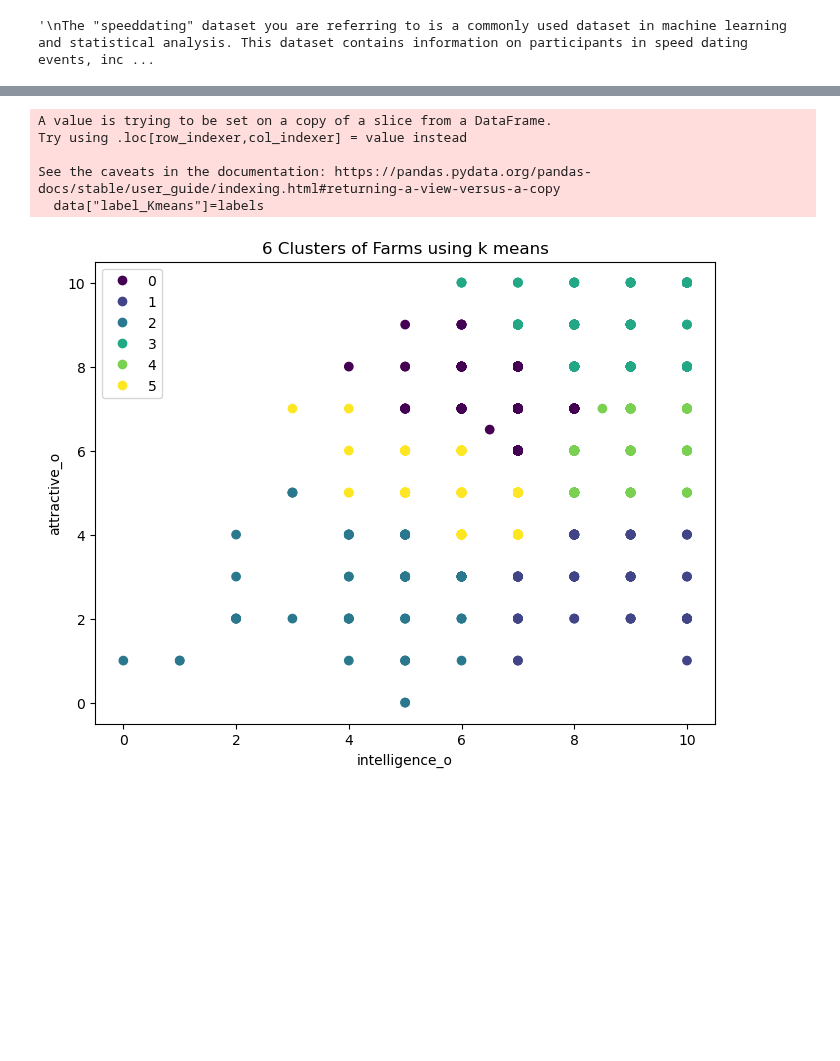
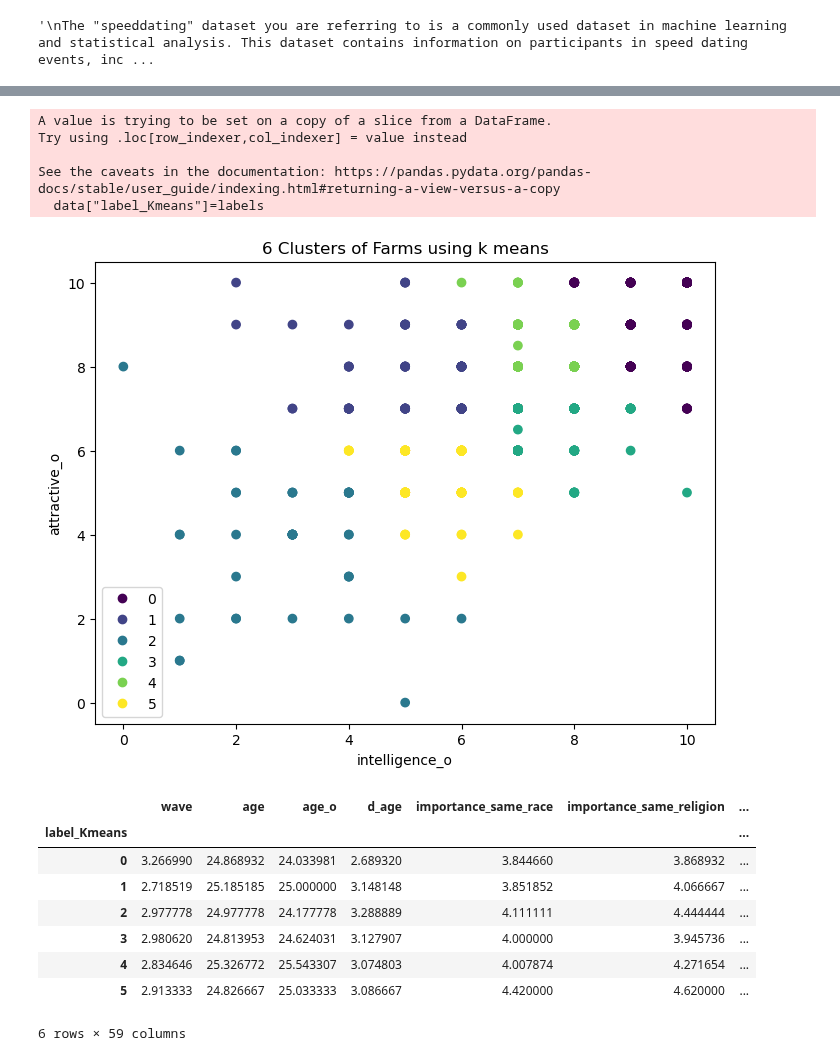
Before and after one commit to afrincon2/Machine_learning, a Jupyter notebook: Clustering/kmeansDating.ipynb, the cells around one changed output, grey strips where cells are left out. Drawn from its saved outputs; the diff is of its cells as text; code cells hidden in the pictures; blank space fills up the shorter version.

```diff
--- a/Clustering/kmeansDating.ipynb
+++ b/Clustering/kmeansDating.ipynb
@@ -160,29 +187,39 @@ plt.show()
 # %%
 
 # Define the number of clusters to create
 n_clusters = 6
 
 # Create a KMeans model with the specified number of clusters
 kmeans = KMeans(n_clusters=n_clusters, random_state=42)
 
 # Fit the model to the farm data
-kmeans.fit(data[["intelligence_o", "attractive_o"]])
+kmeans.fit(data[["sinsere_o","intelligence_o"]])
 
 # Get the labels for each farm point
 labels = kmeans.labels_
 data["label_Kmeans"]=labels
 # Plot the farms with different colors for each cluster
 plt.figure(figsize=(8, 6))
 plt.title(f"{n_clusters} Clusters of Farms using k means")
 plt.xlabel("intelligence_o")
 plt.ylabel("attractive_o")
-sc=plt.scatter(data["intelligence_o"], data["attractive_o"], c=labels, cmap="viridis")
+sc=plt.scatter(data["sinsere_o"], data["intelligence_o"], c=labels, cmap="viridis")
 plt.legend(*sc.legend_elements())
 plt.show()
+cluster_stats = data.groupby("label_Kmeans").mean()
 # %% [output]
 A value is trying to be set on a copy of a slice from a DataFrame.
 Try using .loc[row_indexer,col_indexer] = value instead
 
 See the caveats in the documentation: https://pandas.pydata.org/pandas-docs/stable/user_guide/indexing.html#returning-a-view-versus-a-copy
   data["label_Kmeans"]=labels
-[figure, old version]
+[figure, new version]
+|  | wave | age | age_o | d_age | importance_same_race | importance_same_religion | ... |
+| label_Kmeans |  |  |  |  |  |  | ... |
+| 0 | 3.266990 | 24.868932 | 24.033981 | 2.689320 | 3.844660 | 3.868932 | ... |
+| 1 | 2.718519 | 25.185185 | 25.000000 | 3.148148 | 3.851852 | 4.066667 | ... |
+| 2 | 2.977778 | 24.977778 | 24.177778 | 3.288889 | 4.111111 | 4.444444 | ... |
+| 3 | 2.980620 | 24.813953 | 24.624031 | 3.127907 | 4.000000 | 3.945736 | ... |
+| 4 | 2.834646 | 25.326772 | 25.543307 | 3.074803 | 4.007874 | 4.271654 | ... |
+| 5 | 2.913333 | 24.826667 | 25.033333 | 3.086667 | 4.420000 | 4.620000 | ... |
+6 rows × 59 columns
```
Also changed, not shown: parts of 19 cells of this notebook.
